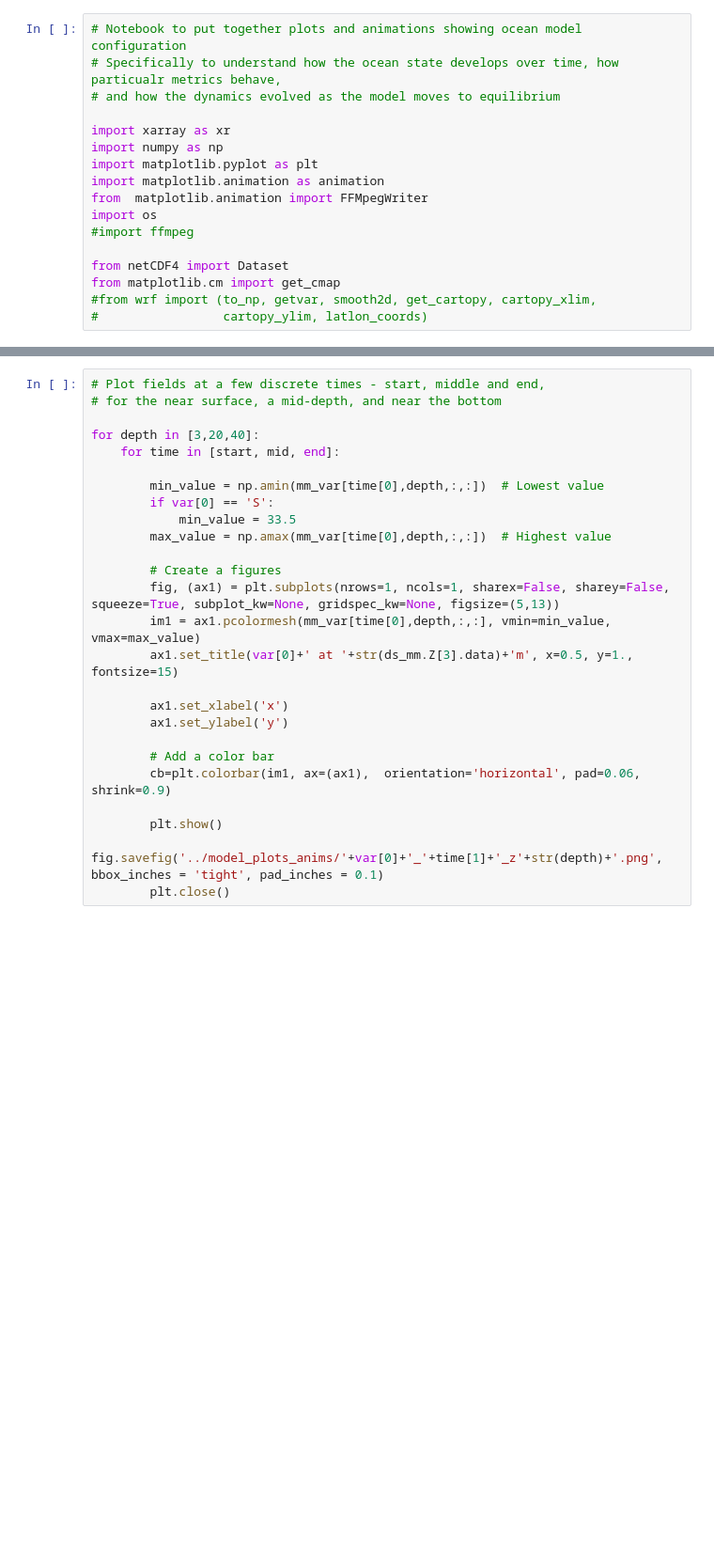
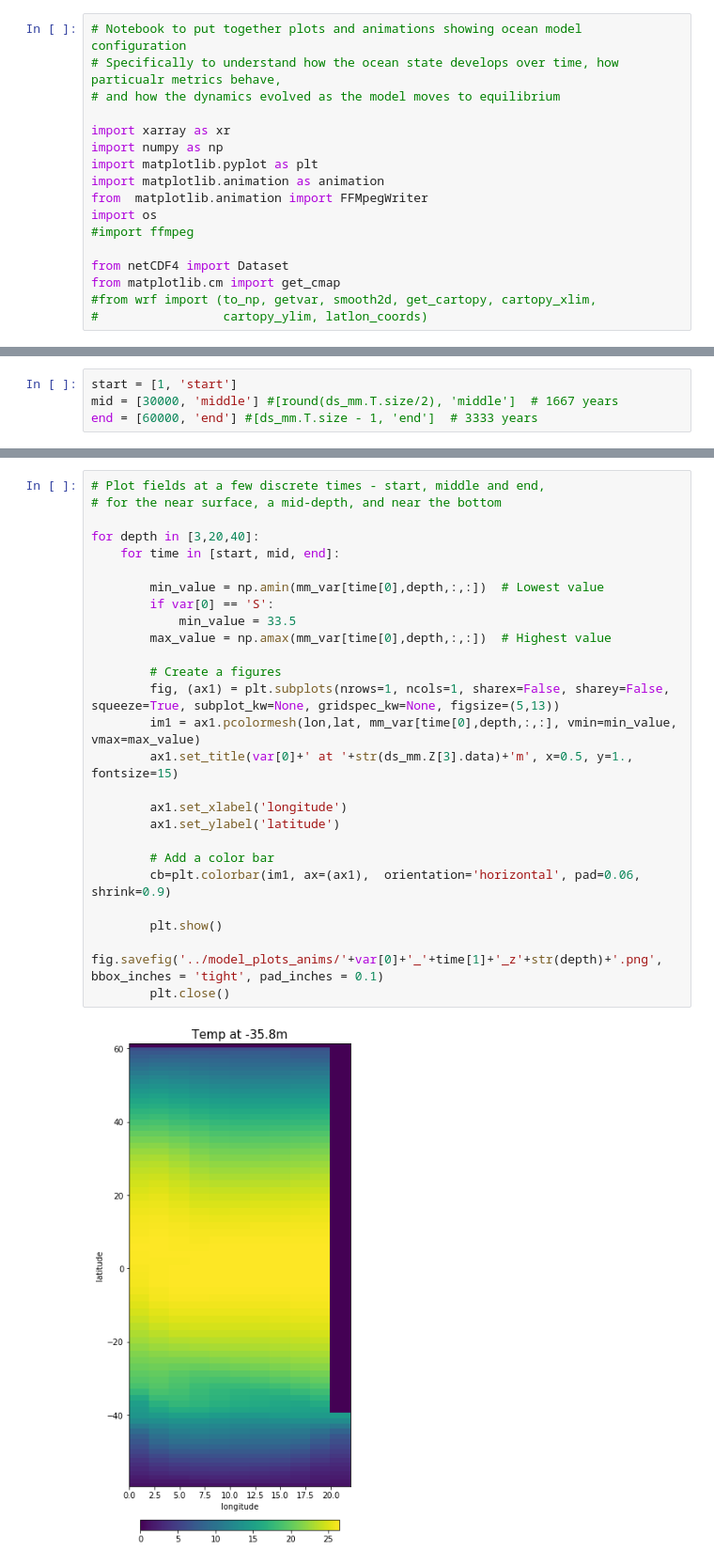
Before and after one commit to RachelFurner/DynamicPrediction, a Jupyter notebook: Model_Plots.ipynb, the cells around one changed output, grey strips where cells are left out. Shown: that part at 94% size. Cells and saved outputs as stored; diff of their text form; blank space fills up the shorter version.

```diff
--- a/Model_Plots.ipynb
+++ b/Model_Plots.ipynb
@@ -47,3 +43,7 @@ end = [6000, 'end'] #[ds_mm.T.size - 1, 'end']  # 3333 years
+# %%
+start = [1, 'start']
+mid = [30000, 'middle'] #[round(ds_mm.T.size/2), 'middle']  # 1667 years
+end = [60000, 'end'] #[ds_mm.T.size - 1, 'end']  # 3333 years
 # %%
 print(mm_var.shape)
 ds_mm
@@ -100,26 +104,28 @@ plt.close()
 # %%
 # Plot fields at a few discrete times - start, middle and end,
 # for the near surface, a mid-depth, and near the bottom
 
 for depth in [3,20,40]:
     for time in [start, mid, end]:
 
         min_value = np.amin(mm_var[time[0],depth,:,:])  # Lowest value
         if var[0] == 'S':
             min_value = 33.5
         max_value = np.amax(mm_var[time[0],depth,:,:])  # Highest value
 
         # Create a figures
         fig, (ax1) = plt.subplots(nrows=1, ncols=1, sharex=False, sharey=False, squeeze=True, subplot_kw=None, gridspec_kw=None, figsize=(5,13))
-        im1 = ax1.pcolormesh(mm_var[time[0],depth,:,:], vmin=min_value, vmax=max_value)
+        im1 = ax1.pcolormesh(lon,lat, mm_var[time[0],depth,:,:], vmin=min_value, vmax=max_value)
         ax1.set_title(var[0]+' at '+str(ds_mm.Z[3].data)+'m', x=0.5, y=1., fontsize=15)
 
-        ax1.set_xlabel('x')
-        ax1.set_ylabel('y')
+        ax1.set_xlabel('longitude')
+        ax1.set_ylabel('latitude')
 
         # Add a color bar
         cb=plt.colorbar(im1, ax=(ax1),  orientation='horizontal', pad=0.06, shrink=0.9)
 
         plt.show()
         fig.savefig('../model_plots_anims/'+var[0]+'_'+time[1]+'_z'+str(depth)+'.png', bbox_inches = 'tight', pad_inches = 0.1)
         plt.close()
+# %% [output]
+[figure, added]
```
Also changed, not shown: parts of 8 cells of this notebook, 1 other file.
